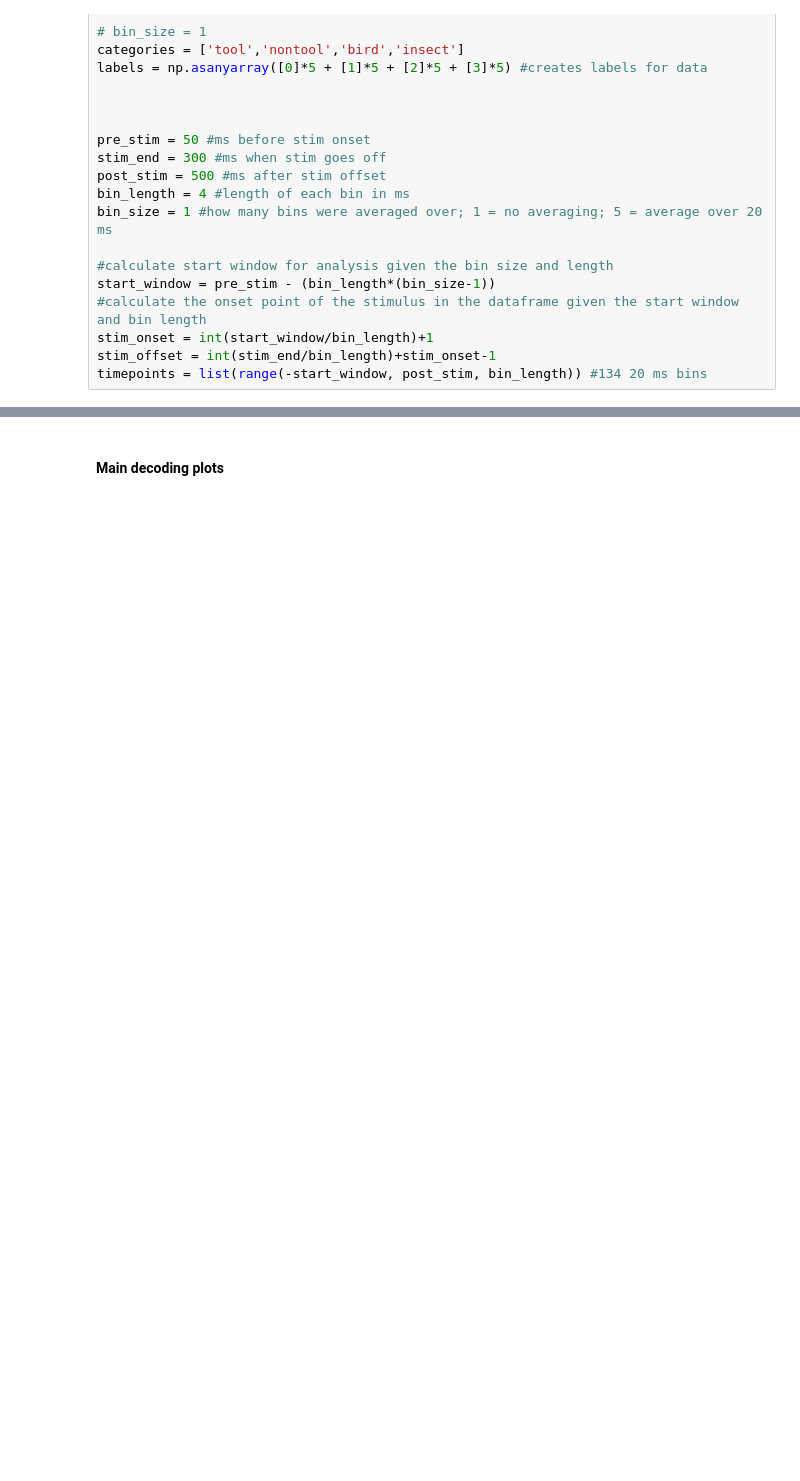
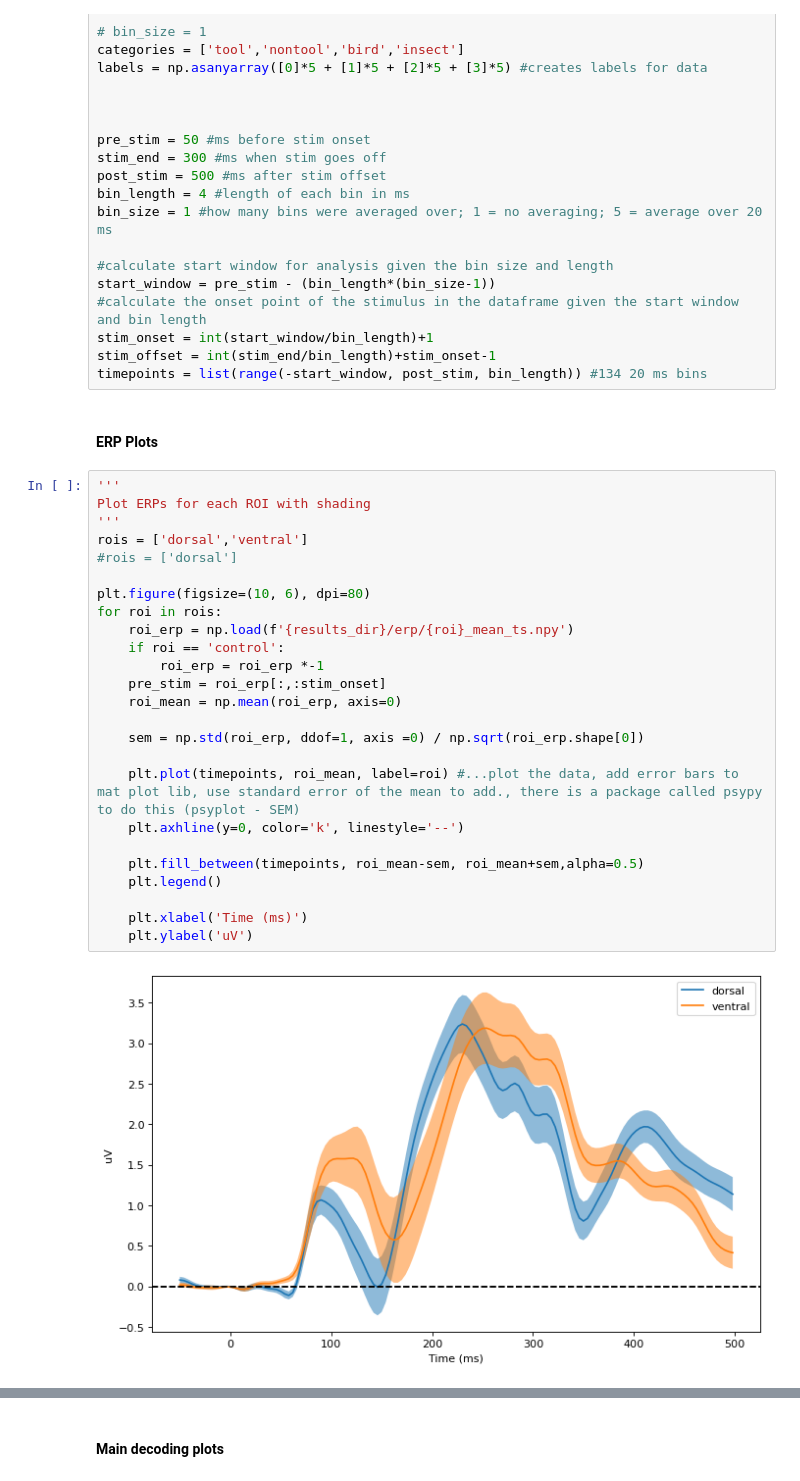
Before and after one commit to vayzenb/pepdoc, a Jupyter notebook: analysis/pepdoc_analysis.ipynb, the cells around one changed output, grey strips where cells are left out. Drawn from its saved outputs; the diff is of its cells as text; blank space fills up the shorter version.

```diff
--- a/analysis/pepdoc_analysis.ipynb
+++ b/analysis/pepdoc_analysis.ipynb
@@ -34,3 +34,32 @@ start_window = pre_stim - (bin_length*(bin_size-1))
 stim_onset = int(start_window/bin_length)+1
 stim_offset = int(stim_end/bin_length)+stim_onset-1
 timepoints = list(range(-start_window, post_stim, bin_length)) #134 20 ms bins
+# %% [markdown]
+#### ERP Plots
+# %%
+'''
+Plot ERPs for each ROI with shading
+'''
+rois = ['dorsal','ventral']
+#rois = ['dorsal']
+
+plt.figure(figsize=(10, 6), dpi=80)
+for roi in rois:
+    roi_erp = np.load(f'{results_dir}/erp/{roi}_mean_ts.npy')
+    if roi == 'control':
+        roi_erp = roi_erp *-1
+    pre_stim = roi_erp[:,:stim_onset]
+    roi_mean = np.mean(roi_erp, axis=0)
+
+    sem = np.std(roi_erp, ddof=1, axis =0) / np.sqrt(roi_erp.shape[0])
+
+    plt.plot(timepoints, roi_mean, label=roi) #...plot the data, add error bars to mat plot lib, use standard error of the mean to add., there is a package called psypy to do this (psyplot - SEM)
+    plt.axhline(y=0, color='k', linestyle='--')
+
+    plt.fill_between(timepoints, roi_mean-sem, roi_mean+sem,alpha=0.5)
+    plt.legend()
+
+    plt.xlabel('Time (ms)')
+    plt.ylabel('uV')
+# %% [output]
+[figure, added]
```
Also changed, not shown: parts of 27 cells of this notebook, 1 other file.
